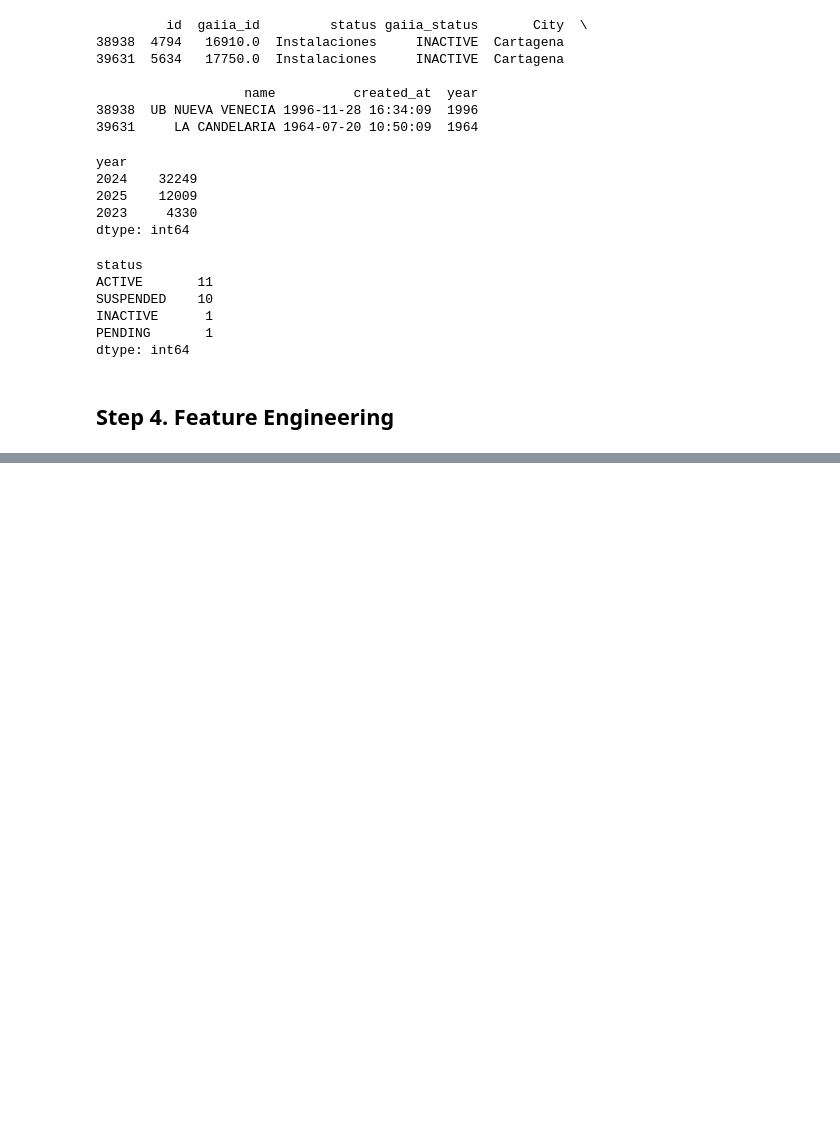
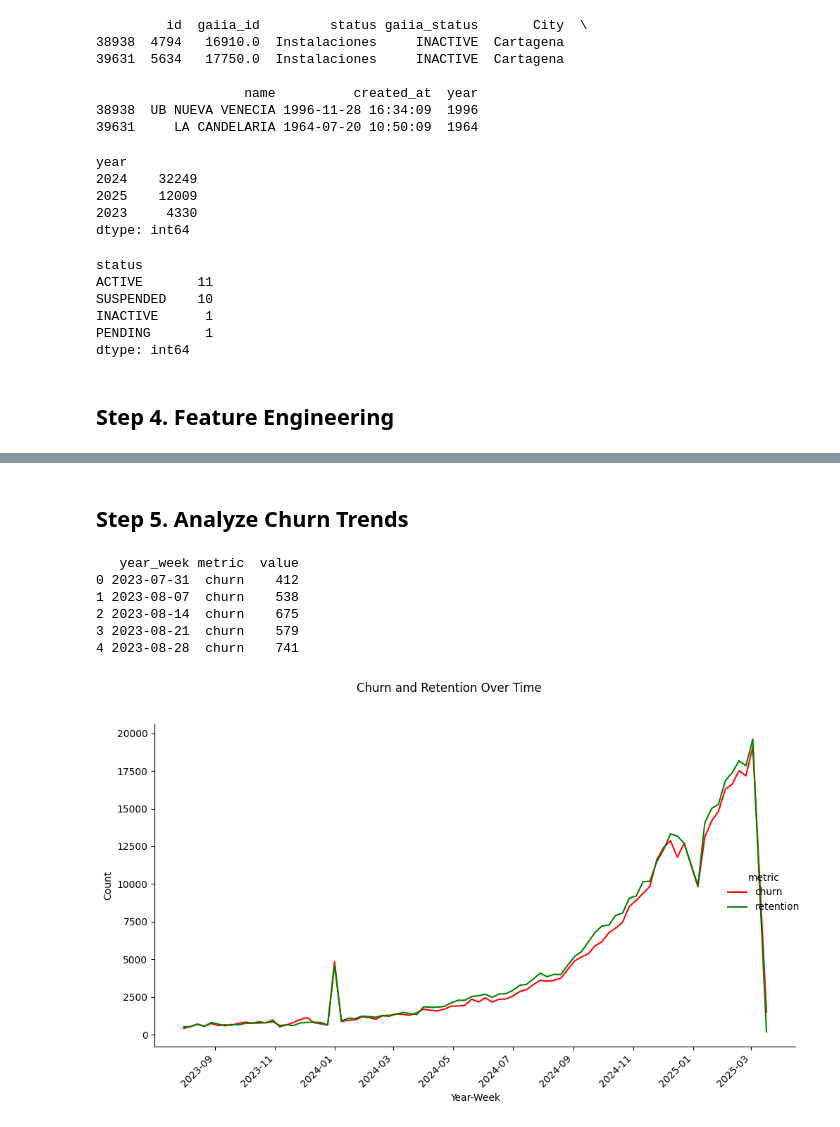
Before and after one commit to mcabas/job_search_tests, a Jupyter notebook: Fibrazo/EDA_fibrazo.ipynb, the cells around one changed output, grey strips where cells are left out. Saved outputs shown, nothing was run; the diff lists cells and outputs as text; code cells hidden in the pictures; blank space fills up the shorter version.

```diff
--- a/Fibrazo/EDA_fibrazo.ipynb
+++ b/Fibrazo/EDA_fibrazo.ipynb
@@ -809,0 +763,19 @@ dtype: int64
+# %%
+#update dtypes for concatenated dates
+
+df_client_journey["year_month"] = pd.to_datetime(df_client_journey["year_month"], format="%Y_%m")
+df_client_journey_1 = df_client_journey.sort_values("year_month")
+
+# Convert year_week to datetime
+df_client_journey["year_week"] = pd.to_datetime(
+    df_client_journey["year_week"] + "_1",  # Append "_1" for Monday
+    format="%Y_%W_%w"
+)
+
+# Sort the DataFrame by year_week
+df_client_journey = df_client_journey.sort_values("year_week")
+
+
+display(
+    df_client_journey.info()
+)
@@ -809,0 +804,53 @@ dtype: int64
+# %% [markdown]
+## Step 5. Analyze Churn Trends
+# %%
+df_client_journey_1 = df_client_journey.groupby("year_week").agg(
+    churn=("churned", "sum"),
+    retention=("retained", "sum")  # Replace "retained" with your actual retention column
+).reset_index()
+
+
+# Melt the DataFrame to long format for Seaborn
+df_long = df_client_journey_1.melt(
+    id_vars=["year_week"],
+    value_vars=["churn", "retention"],
+    var_name="metric",
+    value_name="value"
+)
+
+# Print the long-form DataFrame
+print(df_long.head())
+
+palette = {"churn": "red", "retention": "green"}
+
+# Create a line plot with Seaborn
+g = sns.relplot(
+    data=df_long,
+    x="year_week",
+    y="value",
+    hue="metric",
+    kind="line",
+    palette= palette,
+    height=6,
+    aspect=1.5  # Adjust aspect ratio
+)
+
+# Add labels and title
+g.set_axis_labels("Year-Week", "Count")
+g.fig.suptitle("Churn and Retention Over Time", y=1.02)  # Add a title
+
+# Rotate x-axis labels for better readability
+for ax in g.axes.flat:
+    ax.set_xticklabels(ax.get_xticklabels(), rotation=45, ha='right')
+
+# Show plot
+plt.tight_layout()
+plt.show()
+# %% [output]
+   year_week metric  value
+0 2023-07-31  churn    412
+1 2023-08-07  churn    538
+2 2023-08-14  churn    675
+3 2023-08-21  churn    579
+4 2023-08-28  churn    741
+[figure, added]
```
Also changed, not shown: parts of 43 cells of this notebook.
